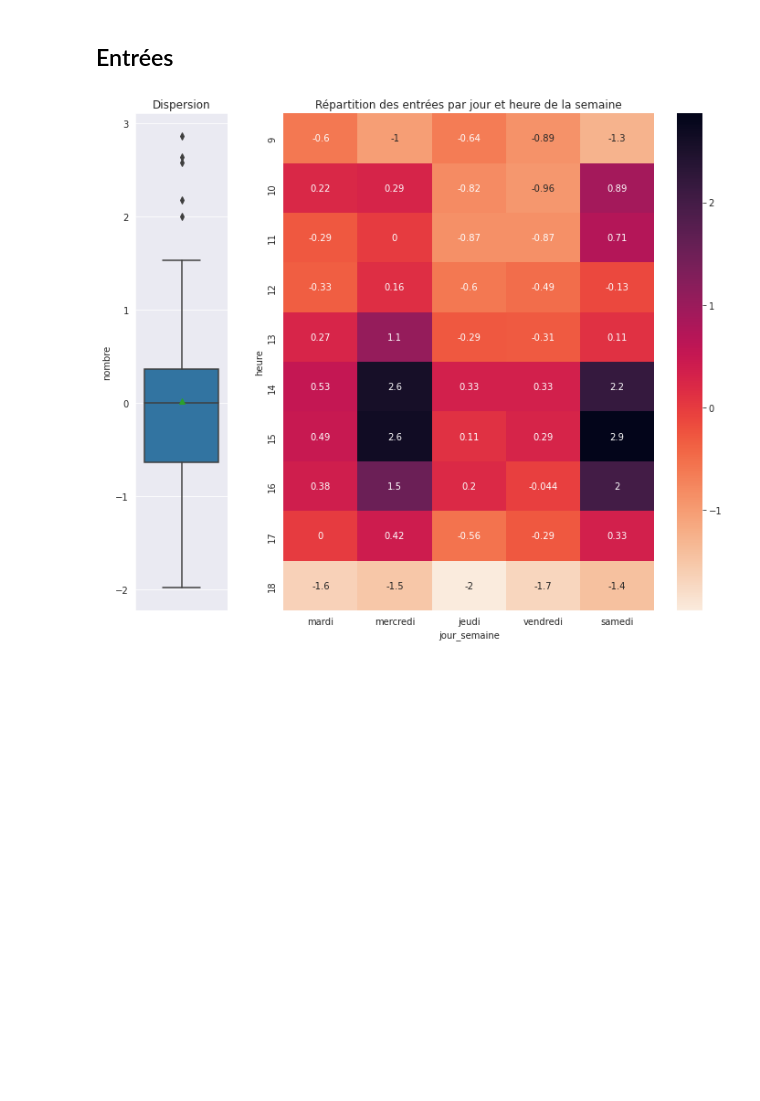
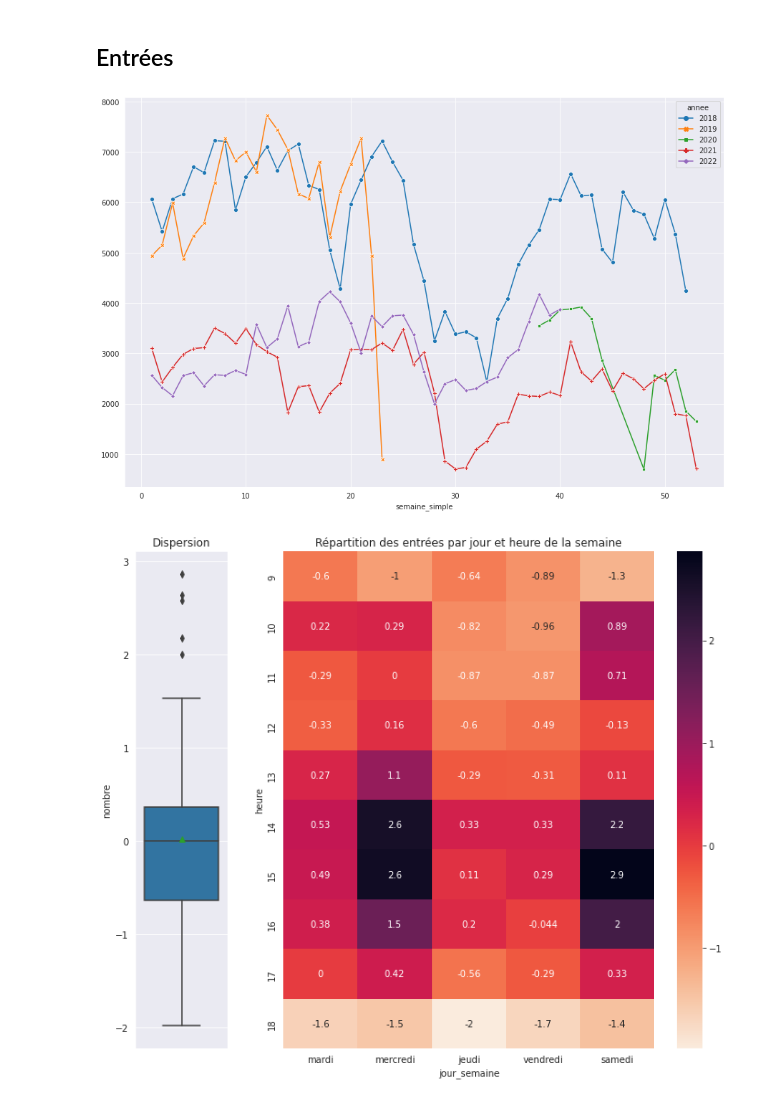
Before and after one commit to ragbx/kibini2, a Jupyter notebook: kibini/notebook_synthese.ipynb, the cells around one changed output. Saved outputs shown, nothing was run; the diff lists cells and outputs as text; code cells hidden in the pictures; blank space fills up the shorter version.

```diff
--- a/kibini/notebook_synthese.ipynb
+++ b/kibini/notebook_synthese.ipynb
@@ -23,8 +23,8 @@ class StatActivite():
             raise Exception("Manque l'argument 'query'.")
         if 'semaines' in kwargs:
             self.semaines = kwargs.get('semaines')
-        else:
-            raise Exception("Manque l'argument 'semaines'.")
+        #else:
+        #    raise Exception("Manque l'argument 'semaines'.")
         if 'inscriptions' in kwargs:
             self.inscriptions = kwargs.get('inscriptions')
         else:
@@ -32,8 +32,10 @@ class StatActivite():
 
         self.df = pd.read_sql(self.query, con=self.db_conn)
         self.df['date_heure'] = pd.to_datetime(self.df['date_heure'])
+        self.df['annee'] = self.df['date_heure'].dt.year
         self.df['date'] = self.df['date_heure'].dt.date
         self.df['semaine'] = self.df['date_heure'].dt.year.astype(str) + "-" + self.df['date_heure'].dt.isocalendar().week.astype(str)
+        self.df['semaine_simple'] = self.df['date_heure'].dt.isocalendar().week
         self.df['jour_semaine'] = self.df['date_heure'].dt.weekday
         self.df = self.df[~(self.df['jour_semaine'] == 6)]
         self.df = self.df[~(self.df['jour_semaine'] == 0)]
@@ -41,7 +43,8 @@ class StatActivite():
             self.df['heure'] = self.df['date_heure'].dt.hour
             self.df = self.df[(self.df['heure'] >= 9) & (self.df['heure'] < 19)]
 
-        self.df = self.df[self.df['semaine'].isin(self.semaines)]
+        if 'semaines' in kwargs:
+            self.df = self.df[self.df['semaine'].isin(self.semaines)]
 
         if 'nombre' not in self.df:
             self.df['nombre'] = 1
@@ -67,6 +70,10 @@ class StatActivite():
         jours = {0: "lundi", 1:"mardi", 2:"mercredi", 3:"jeudi", 4:"vendredi", 5:"samedi", 6:"dimanche"}
         for j in self.df_semaine_activite_pivot.columns:
             self.df_semaine_activite_pivot = self.df_semaine_activite_pivot.rename(columns={ j: jours[j] })
+
+    def get_df_activite(self):
+        self.df_activite = pd.pivot_table(self.df, values='nombre', index=['semaine_simple'],
+                                                   columns=['annee'], aggfunc=np.sum)
 # %%
 semaines_scolaires = [f"2022-{str(n)}" for n in range(1, 6)]
 for n in range(8,15):
@@ -77,6 +84,20 @@ for n in range(17,27):
 db_conn = DbConn().create_engine()
 # %% [markdown]
 ## Entrées
+# %%
+query = """
+SELECT datetime as date_heure, entrees as nombre
+FROM stat_entrees
+WHERE YEAR(datetime) >= 2018
+"""
+entrees = StatActivite(db_conn=db_conn, query=query)
+entrees.get_df_activite()
+
+f, ax = plt.subplots(figsize=(15, 10))
+sns.lineplot(data=entrees.df_activite, markers=True, dashes=False, ax=ax)
+f.show()
+# %% [output]
+[figure, added]
 # %%
 query = """
 SELECT datetime as date_heure, entrees as nombre
```
Also changed, not shown: parts of 9 cells of this notebook, 2 other files.
